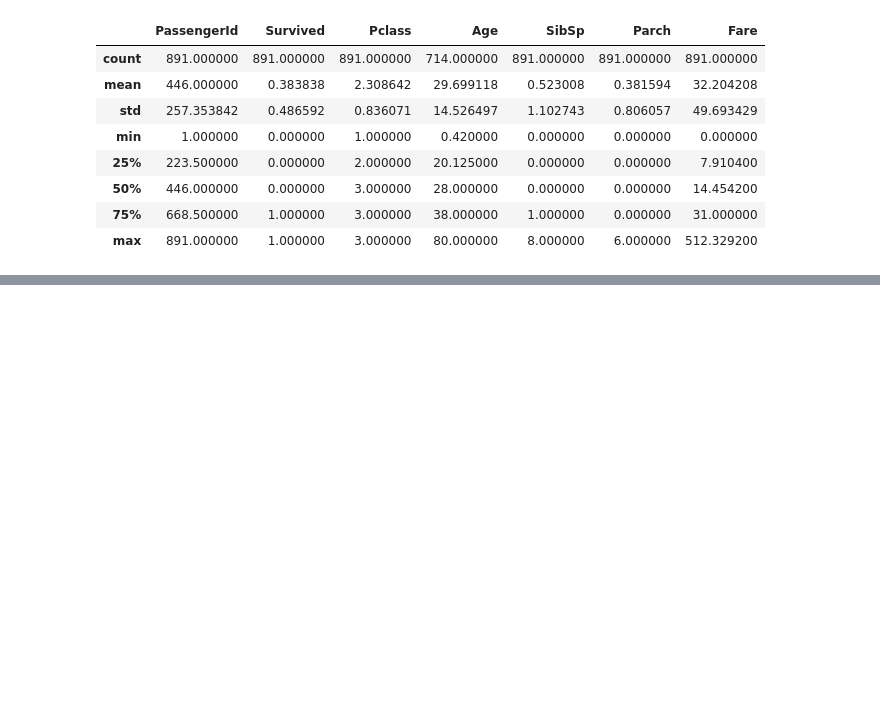
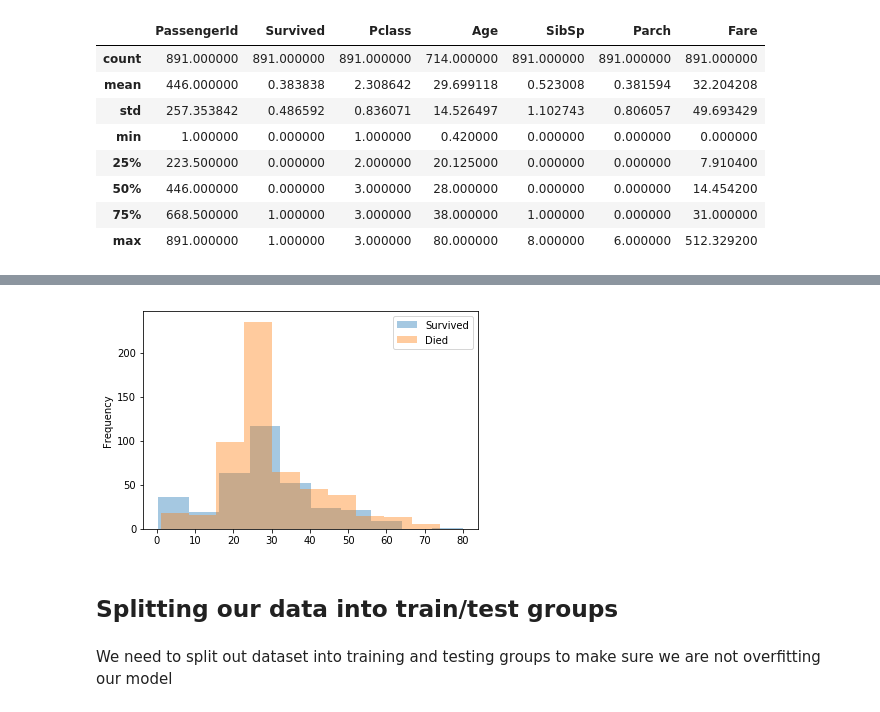
Before and after one commit to dmbrady01/udacity_tableau, a Jupyter notebook: Titanic_analysis.ipynb, the cells around one changed output, grey strips where cells are left out. Drawn from its saved outputs; the diff is of its cells as text; code cells hidden in the pictures; blank space fills up the shorter version.

Commit message:
Added writeup and dataset

```diff
--- a/Titanic_analysis.ipynb
+++ b/Titanic_analysis.ipynb
@@ -42,0 +51,4 @@ dataset.describe()
+# %%
+columns_to_keep = ~dataset.columns.isin(['PassengerId', 'Name', 'Ticket', 'Fare', 'Cabin'])
+dataset = dataset.loc[:, columns_to_keep]
+dataset.head()
@@ -42,0 +79,5 @@ dataset.describe()
+# %%
+dataset.loc[dataset['Age'].isnull(), 'Age'] = dataset['Age'].median()
+dataset.loc[dataset['Embarked'].isnull(), 'Embarked'] = dataset['Embarked'].mode()[0]
+
+dataset.isnull().sum()
@@ -42,0 +95,8 @@ dataset.describe()
+# %%
+sex_encoder = LabelEncoder()
+embark_encoder = LabelEncoder()
+
+dataset['Sex'] = sex_encoder.fit_transform(dataset['Sex'].values)
+dataset['Embarked'] = embark_encoder.fit_transform(dataset['Embarked'].values)
+
+dataset.head()
@@ -42,0 +133,10 @@ dataset.describe()
+# %%
+dataset.loc[dataset.Survived == 1, 'Age'].plot(kind='hist', alpha=.4, label='Survived');
+dataset.loc[dataset.Survived == 0, 'Age'].plot(kind='hist', alpha=.4, label='Died');
+plt.legend();
+# %% [output]
+[figure, added]
+# %% [markdown]
+## Splitting our data into train/test groups
+# %% [markdown]
+We need to split out dataset into training and testing groups to make sure we are not overfitting our model
```
Also changed, not shown: parts of 27 cells of this notebook, 2 other files.
